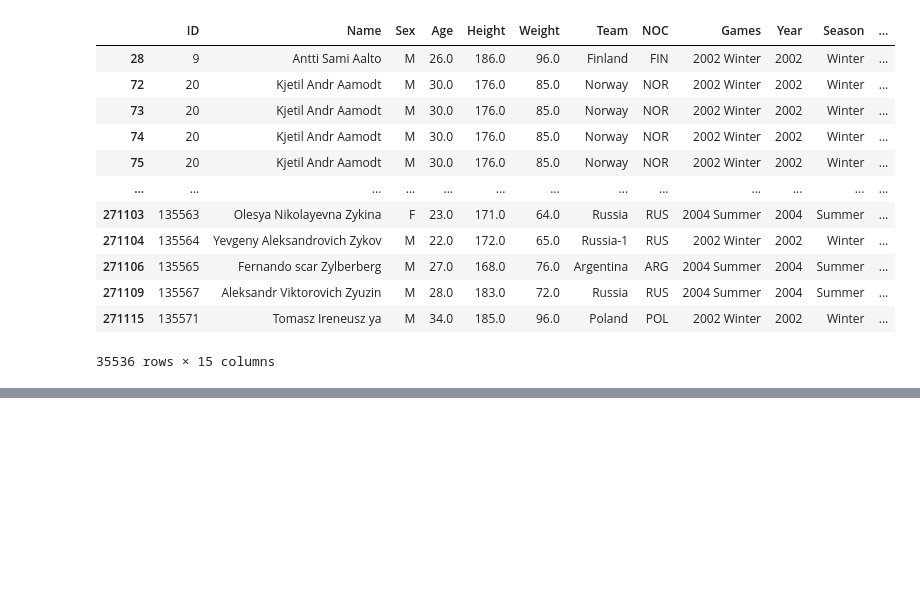
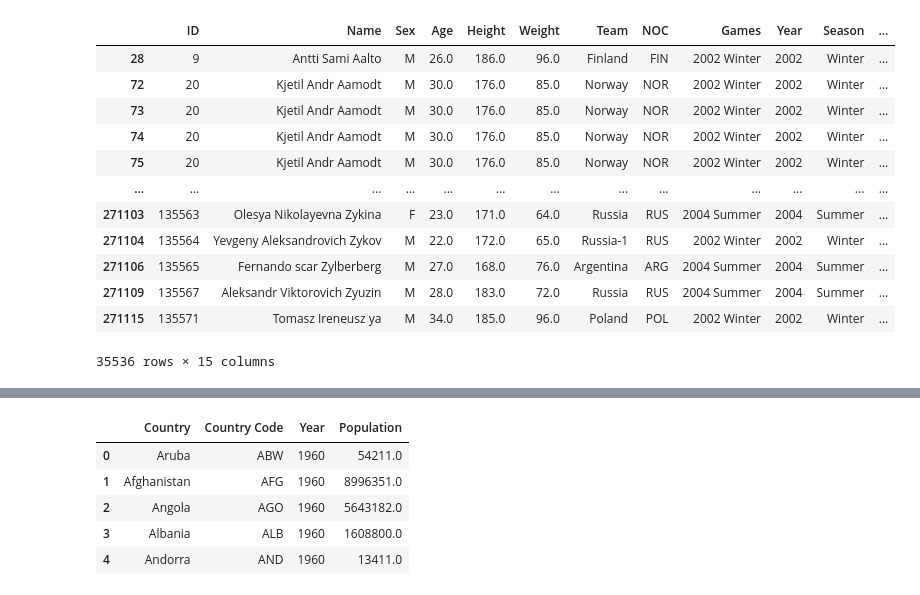
Before and after one commit to ColmRy/UCDPAColmRyan, a Jupyter notebook: Test.ipynb, the cells around one changed output, grey strips where cells are left out. Cells and saved outputs as stored; diff of their text form; code cells hidden in the pictures; blank space fills up the shorter version.

```diff
--- a/Test.ipynb
+++ b/Test.ipynb
@@ -251,0 +269,9 @@ olympics[noughties]
+# %%
+world_pop.head()
+# %% [output]
+|  | Country | Country Code | Year | Population |
+| 0 | Aruba | ABW | 1960 | 54211.0 |
+| 1 | Afghanistan | AFG | 1960 | 8996351.0 |
+| 2 | Angola | AGO | 1960 | 5643182.0 |
+| 3 | Albania | ALB | 1960 | 1608800.0 |
+| 4 | Andorra | AND | 1960 | 13411.0 |
```
Also changed, not shown: parts of 8 cells of this notebook.
